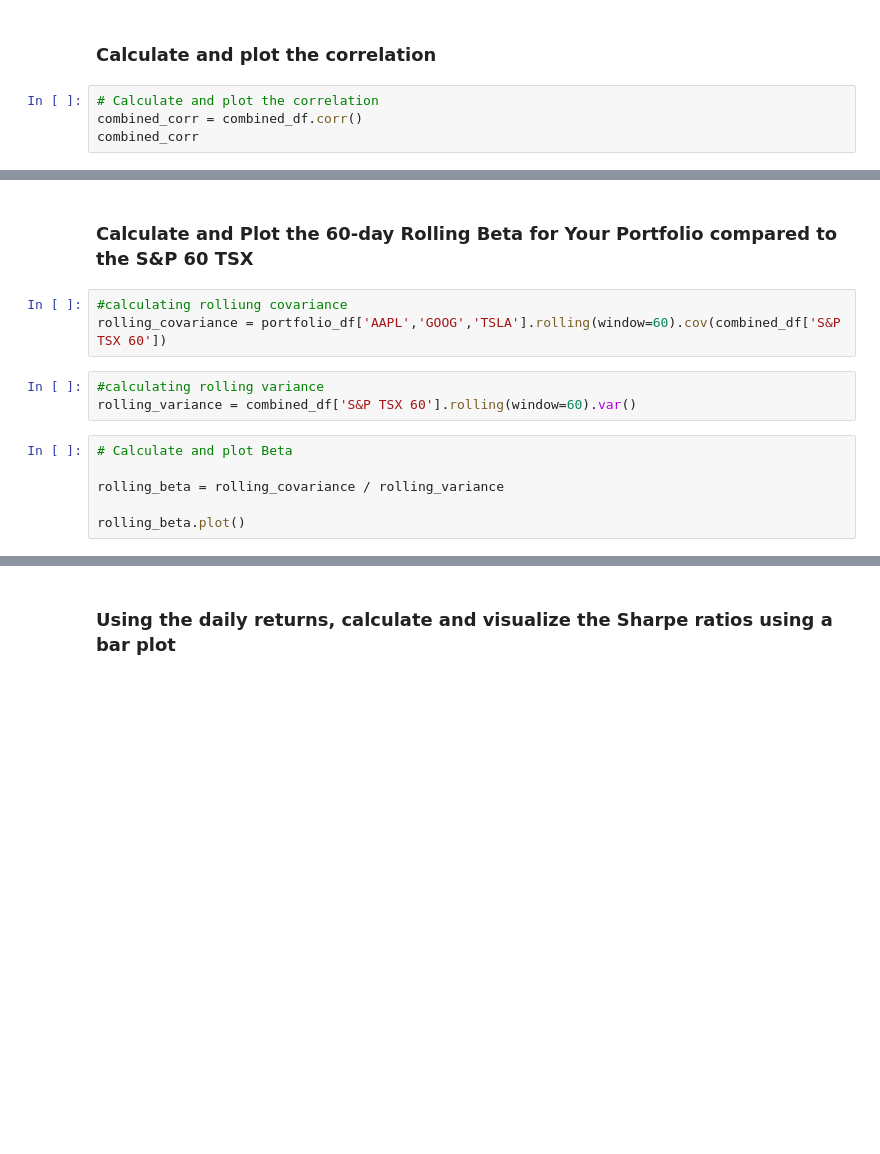
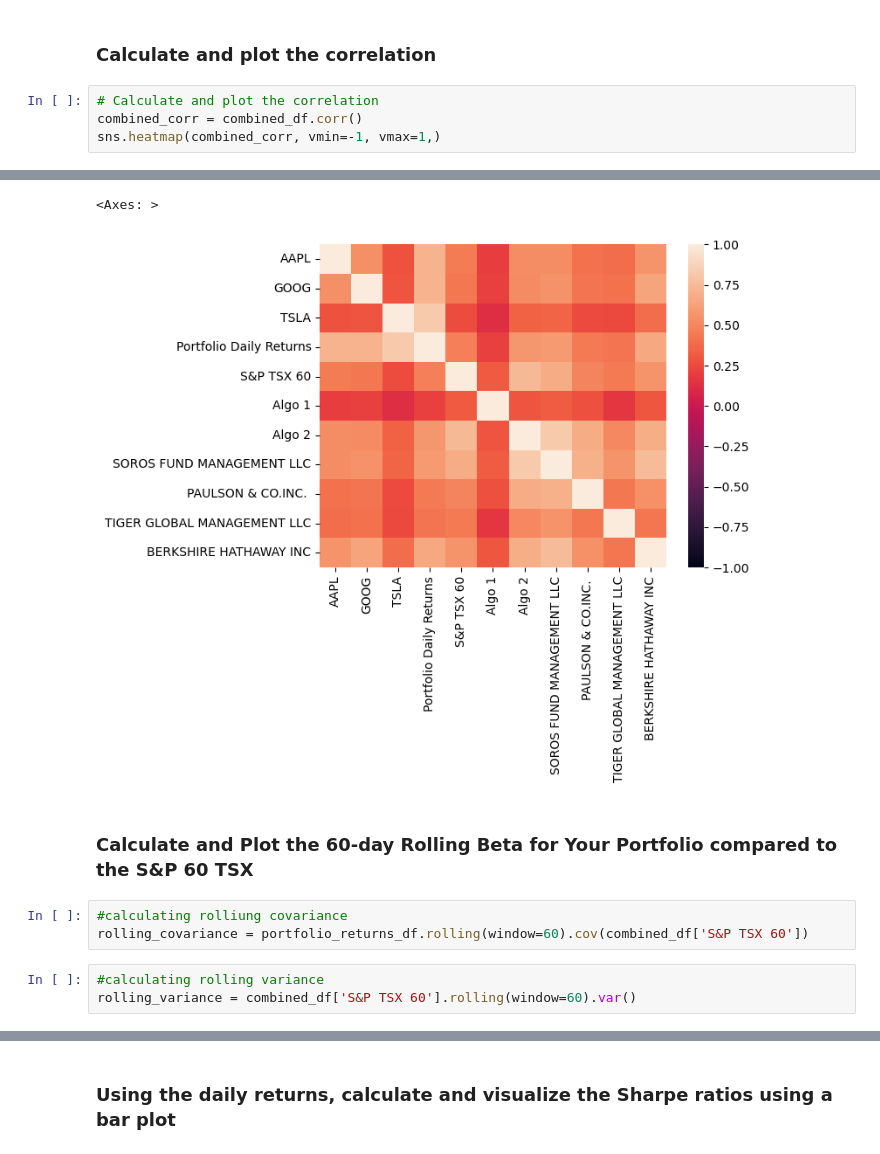
Before and after one commit to ScottyCodeman/pandas-homework, a Jupyter notebook: whale_analysis.ipynb, the cells around one changed output, grey strips where cells are left out. Saved outputs shown, nothing was run; the diff lists cells and outputs as text; blank space fills up the shorter version.

```diff
--- a/whale_analysis.ipynb
+++ b/whale_analysis.ipynb
@@ -610,5 +616,5 @@ combined_std.plot(figsize=(15,8))
 # %%
 # Calculate and plot the correlation
 combined_corr = combined_df.corr()
-combined_corr
+sns.heatmap(combined_corr, vmin=-1, vmax=1,)
 # %% [output]
@@ -627,14 +621,10 @@ combined_corr
+<Axes: >
+[figure, added]
 # %% [markdown]
 ### Calculate and Plot the 60-day Rolling Beta for Your Portfolio compared to the S&P 60 TSX
 # %%
 #calculating rolliung covariance
-rolling_covariance = portfolio_df['AAPL','GOOG','TSLA'].rolling(window=60).cov(combined_df['S&P TSX 60'])
+rolling_covariance = portfolio_returns_df.rolling(window=60).cov(combined_df['S&P TSX 60'])
 # %%
 #calculating rolling variance
 rolling_variance = combined_df['S&P TSX 60'].rolling(window=60).var()
-# %%
-# Calculate and plot Beta
-
-rolling_beta = rolling_covariance / rolling_variance
-
-rolling_beta.plot()
```
Also changed, not shown: parts of 12 cells of this notebook, 1 other file.
